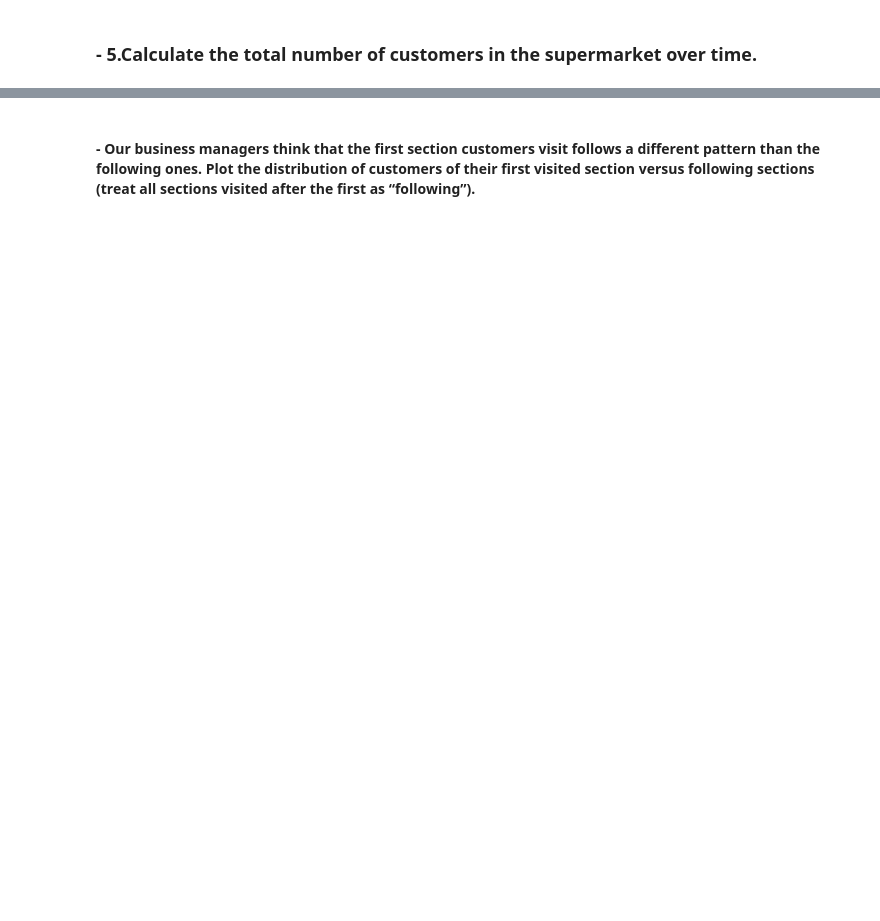
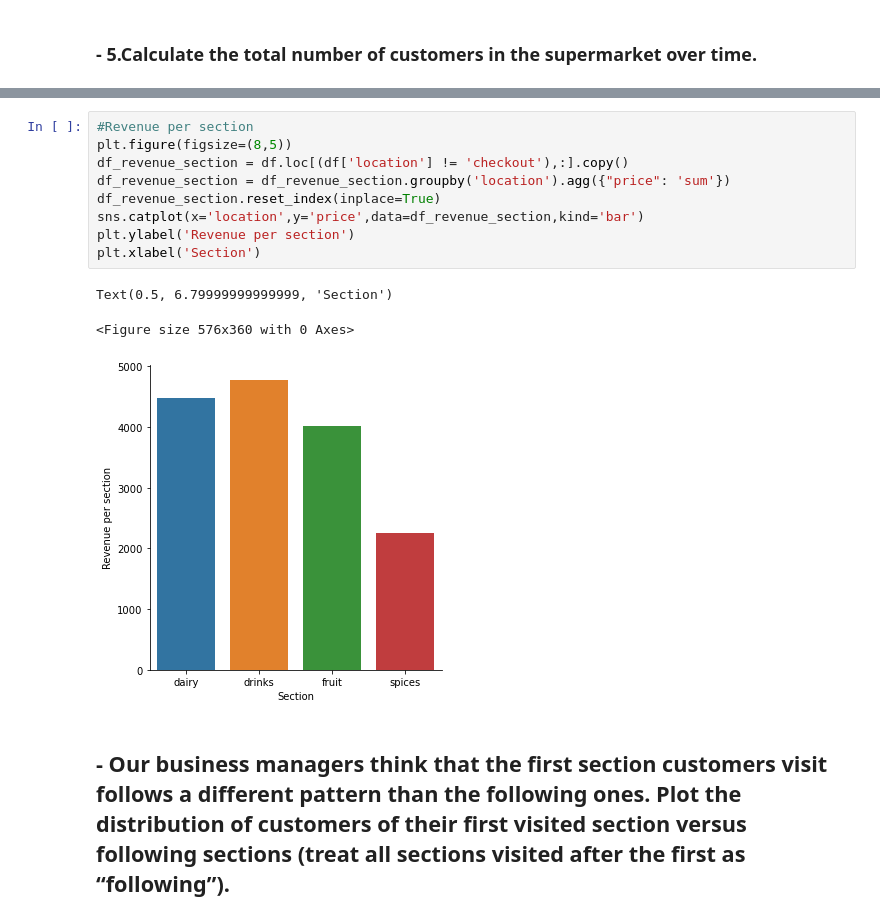
Before and after one commit to rashed2940/Marchov_chain_proj, a Jupyter notebook: Exploraotry_Data_Analysis.ipynb, the cells around one changed output, grey strips where cells are left out. Drawn from its saved outputs; the diff is of its cells as text; blank space fills up the shorter version.

```diff
--- a/Exploraotry_Data_Analysis.ipynb
+++ b/Exploraotry_Data_Analysis.ipynb
@@ -142,2 +121,15 @@ hour
+# %%
+#Revenue per section
+plt.figure(figsize=(8,5))
+df_revenue_section = df.loc[(df['location'] != 'checkout'),:].copy()
+df_revenue_section = df_revenue_section.groupby('location').agg({"price": 'sum'})
+df_revenue_section.reset_index(inplace=True)
+sns.catplot(x='location',y='price',data=df_revenue_section,kind='bar')
+plt.ylabel('Revenue per section')
+plt.xlabel('Section')
+# %% [output]
+Text(0.5, 6.79999999999999, 'Section')
+<Figure size 576x360 with 0 Axes>
+[figure, added]
 # %% [markdown]
-#### - Our business managers think that the first section customers visit follows a different pattern than the following ones. Plot the distribution of customers of their first visited section versus following sections (treat all sections visited after the first as “following”).
+## - Our business managers think that the first section customers visit follows a different pattern than the following ones. Plot the distribution of customers of their first visited section versus following sections (treat all sections visited after the first as “following”).
```
Also changed, not shown: parts of 29 cells of this notebook, 2 other files.
